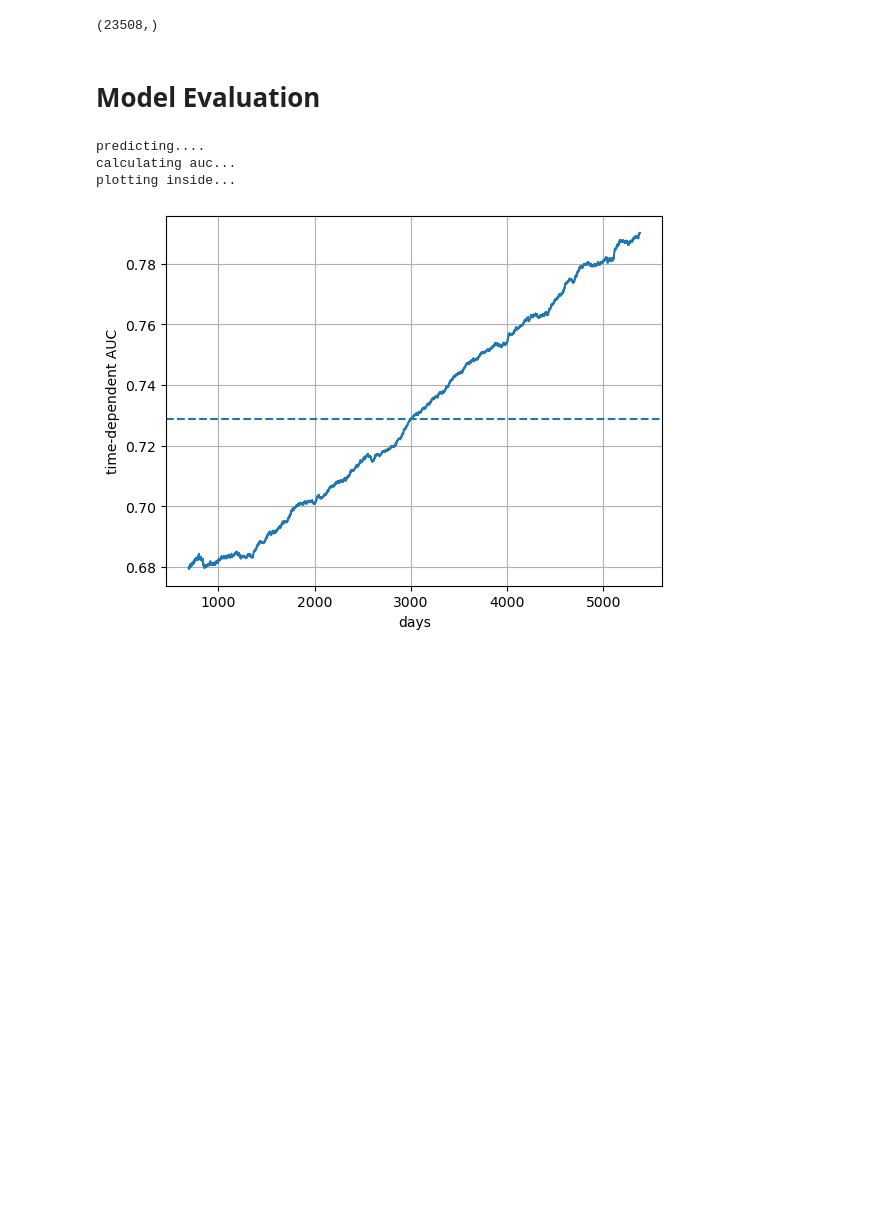
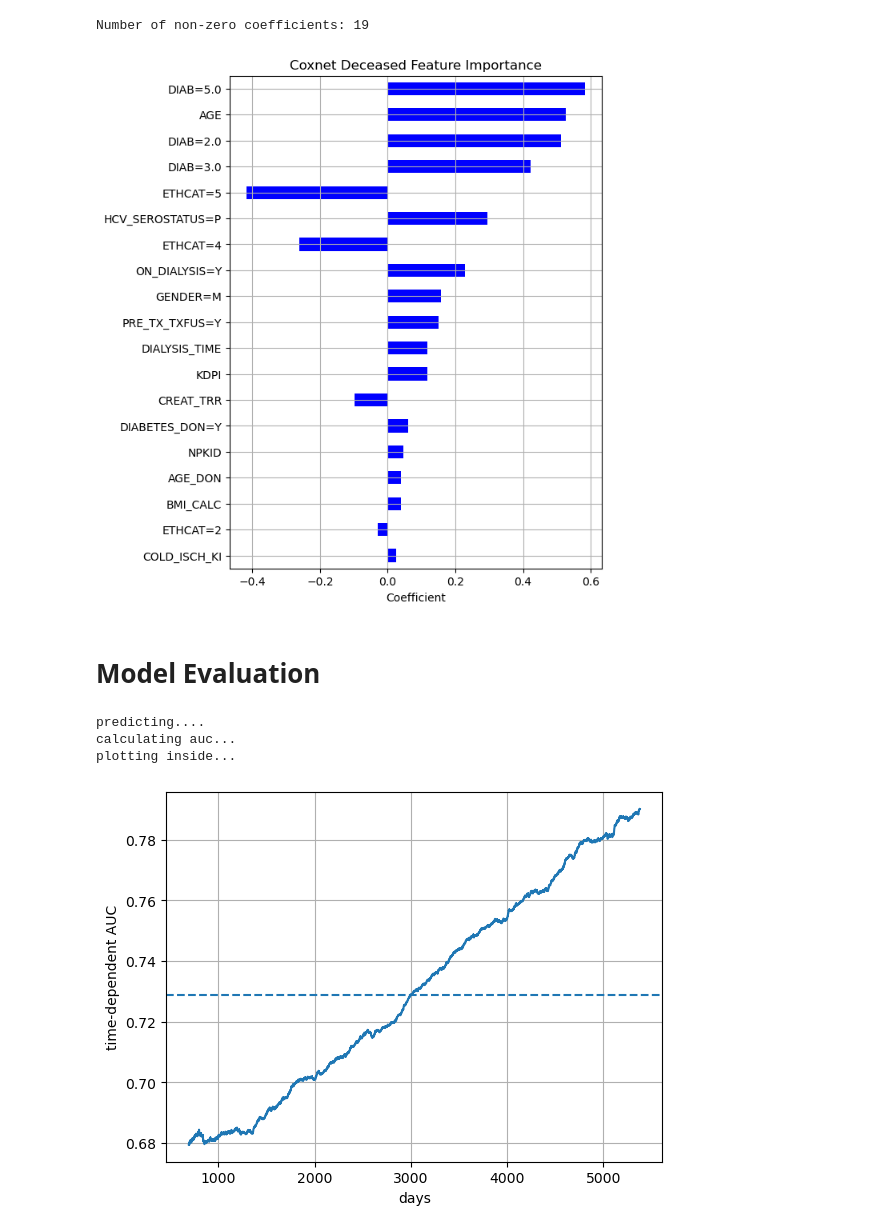
Before and after one commit to krllstdn/BachelorProject, a Jupyter notebook: Code/coxnet_deceased.ipynb, the cells around one changed output. Saved outputs shown, nothing was run; the diff lists cells and outputs as text; code cells hidden in the pictures; blank space fills up the shorter version.

```diff
--- a/Code/coxnet_deceased.ipynb
+++ b/Code/coxnet_deceased.ipynb
@@ -217,13 +172,28 @@ NameError: name 'k' is not defined
+# %%
+# Visual demonstration of feature importance. Uncomment if features weren't processed with pipeline
+
+best_model = gcv.best_estimator_
+best_coefs = pd.DataFrame(best_model.coef_, index=X.columns, columns=["coefficient"])
+
+non_zero = np.sum(best_coefs.iloc[:, 0] != 0)
+print(f"Number of non-zero coefficients: {non_zero}")
+
+non_zero_coefs = best_coefs.query("coefficient != 0")
+coef_order = non_zero_coefs.abs().sort_values("coefficient").index
+
+_, ax = plt.subplots(figsize=(6, 8))
+non_zero_coefs.loc[coef_order].plot.barh(ax=ax, legend=False, color='blue')
+ax.set_xlabel("Coefficient")
+ax.set_title("Coxnet Deceased Feature Importance")
+ax.grid(True)
+# %% [output]
+Number of non-zero coefficients: 19
+[figure, added]
 # %%
 import pickle
 
 # with open('pickle/COXNET_DECEASED_MODEL.pickle', 'wb') as f:
 #     pickle.dump(coxnet_pred, f)
-# %%
-prediction = coxnet_pred.predict_survival_function(X_test)
-prediction.shape
-# %% [output]
-(23508,)
 # %% [markdown]
 # Model Evaluation
 # %%
```
Also changed, not shown: parts of 17 cells of this notebook, 1 other file.
